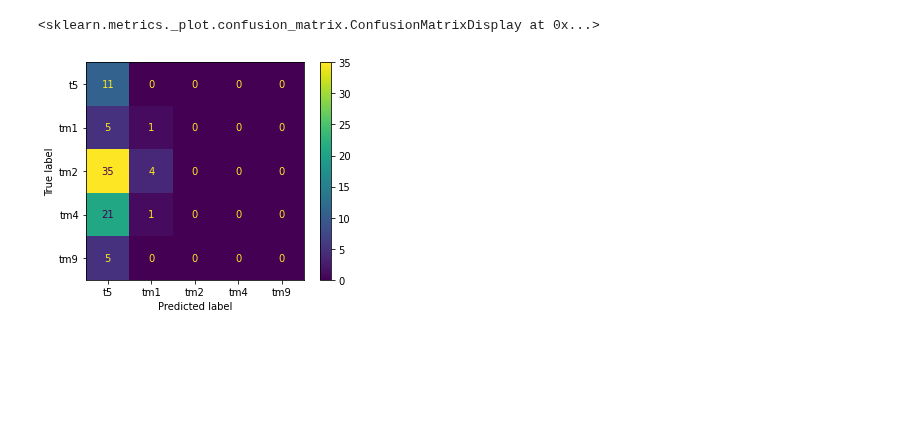
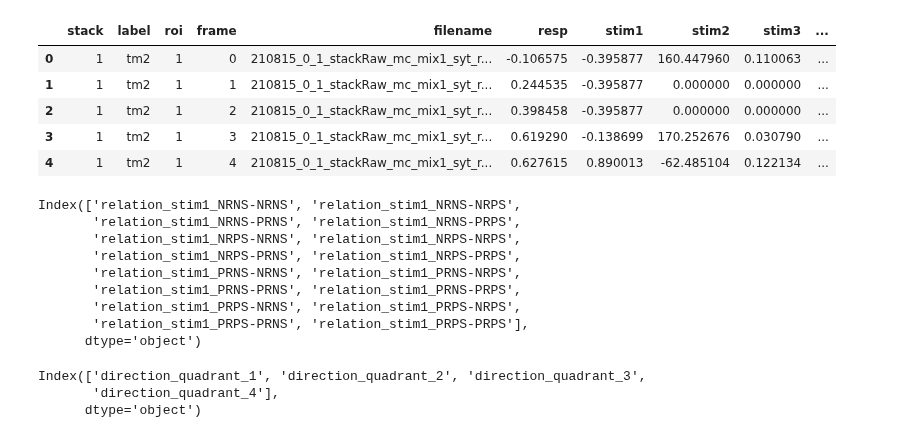
Before and after one commit to laurenneal/capstone-visual-neuroscience, a Jupyter notebook: scikit_test.ipynb, the cells around one changed output. Saved outputs shown, nothing was run; the diff lists cells and outputs as text; code cells hidden in the pictures; blank space fills up the shorter version.

```diff
--- a/scikit_test.ipynb
+++ b/scikit_test.ipynb
@@ -52,7 +7,0 @@ filepaths
-# %%
-#pull in the single framed features
-df = pd.concat(map(pd.read_csv, filepaths), ignore_index=True)
-
-#drop duplicates and sample just 5000 obs for speed, need more observations for actually training
-df = df.drop(columns = ['Unnamed: 0']).drop_duplicates()
-df.head()
@@ -75,5 +7,0 @@ Name: label, dtype: int64
-# %%
-df['resp_scaled'] = df['resp'] /df['resp'].abs().max()
-df['sq_difference'] = (df['resp_scaled']-df['stim1'])**2
-df['product'] = df['resp_scaled']*df['stim1']
-#df = df.loc[df['sq_difference'] >.5]
@@ -226,6 +7,0 @@ max_preds.head()
-# %%
-#show the confusion matrix for the test set rois
-ConfusionMatrixDisplay.from_predictions(max_preds['label'], max_preds['most_predicted_class'])
-# %% [output]
-<sklearn.metrics._plot.confusion_matrix.ConfusionMatrixDisplay at 0x...>
-[figure, removed]
@@ -288,0 +33,40 @@ ConfusionMatrixDisplay.from_predictions(max_preds['label'], max_preds['most_pred
+# %%
+#reading in the four files that have our data with different time windows for the stim1 features
+df5 = pd.read_csv('/content/drive/MyDrive/DS6011_Capstone_VisualNeuroscience/Seeded_CNMF/Extracted_Features/210815_0_20220213T070259_sparse_stim1_5f.csv').drop_duplicates()
+df10 = pd.read_csv('/content/drive/MyDrive/DS6011_Capstone_VisualNeuroscience/Seeded_CNMF/Extracted_Features/210815_0_20220213T070259_sparse_stim1_10f.csv').drop_duplicates()
+df15 = pd.read_csv('/content/drive/MyDrive/DS6011_Capstone_VisualNeuroscience/Seeded_CNMF/Extracted_Features/210815_0_20220213T070259_sparse_stim1_15f.csv').drop_duplicates()
+df20 = pd.read_csv('/content/drive/MyDrive/DS6011_Capstone_VisualNeuroscience/Seeded_CNMF/Extracted_Features/210815_0_20220213T070259_sparse_stim1_20f.csv').drop_duplicates()
+# %%
+#add a unique roi id to each table
+df_list = [df5, df10, df15, df20]
+for df in df_list:
+  df['roi_ID'] = df['stack'].astype(str) + '_' + df['roi'].astype(str)
+df5.head()
+# %% [output]
+|  | stack | label | roi | frame | filename | resp | stim1 | stim2 | stim3 | ... |
+| 0 | 1 | tm2 | 1 | 0 | 210815_0_1_stackRaw_mc_mix1_syt_r... | -0.106575 | -0.395877 | 160.447960 | 0.110063 | ... |
+| 1 | 1 | tm2 | 1 | 1 | 210815_0_1_stackRaw_mc_mix1_syt_r... | 0.244535 | -0.395877 | 0.000000 | 0.000000 | ... |
+| 2 | 1 | tm2 | 1 | 2 | 210815_0_1_stackRaw_mc_mix1_syt_r... | 0.398458 | -0.395877 | 0.000000 | 0.000000 | ... |
+| 3 | 1 | tm2 | 1 | 3 | 210815_0_1_stackRaw_mc_mix1_syt_r... | 0.619290 | -0.138699 | 170.252676 | 0.030790 | ... |
+| 4 | 1 | tm2 | 1 | 4 | 210815_0_1_stackRaw_mc_mix1_syt_r... | 0.627615 | 0.890013 | -62.485104 | 0.122134 | ... |
+# %%
+#check the col indices holding the stim1 features
+df5.columns[17:33]
+# %% [output]
+Index(['relation_stim1_NRNS-NRNS', 'relation_stim1_NRNS-NRPS',
+       'relation_stim1_NRNS-PRNS', 'relation_stim1_NRNS-PRPS',
+       'relation_stim1_NRPS-NRNS', 'relation_stim1_NRPS-NRPS',
+       'relation_stim1_NRPS-PRNS', 'relation_stim1_NRPS-PRPS',
+       'relation_stim1_PRNS-NRNS', 'relation_stim1_PRNS-NRPS',
+       'relation_stim1_PRNS-PRNS', 'relation_stim1_PRNS-PRPS',
+       'relation_stim1_PRPS-NRNS', 'relation_stim1_PRPS-NRPS',
+       'relation_stim1_PRPS-PRNS', 'relation_stim1_PRPS-PRPS'],
+      dtype='object')
+# %%
+#check the col indices holding the directional features
+#right now these are binary
+df5.columns[9:13]
+# %% [output]
+Index(['direction_quadrant_1', 'direction_quadrant_2', 'direction_quadrant_3',
+       'direction_quadrant_4'],
+      dtype='object')
```
Also changed, not shown: parts of 49 cells of this notebook.
